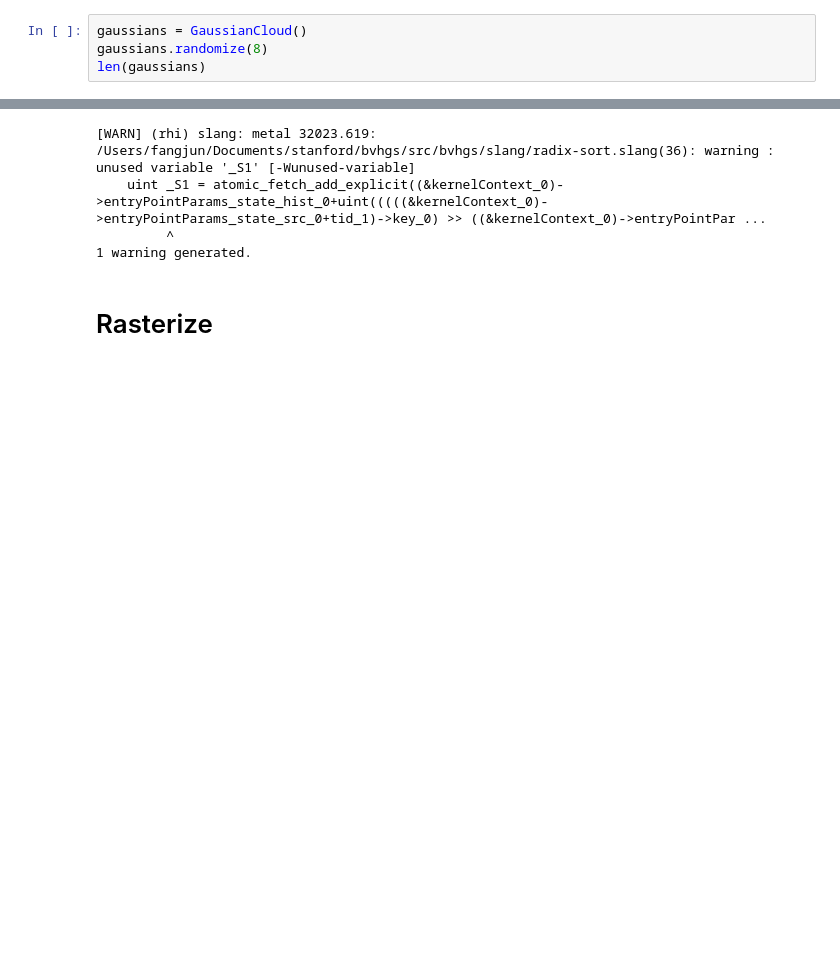
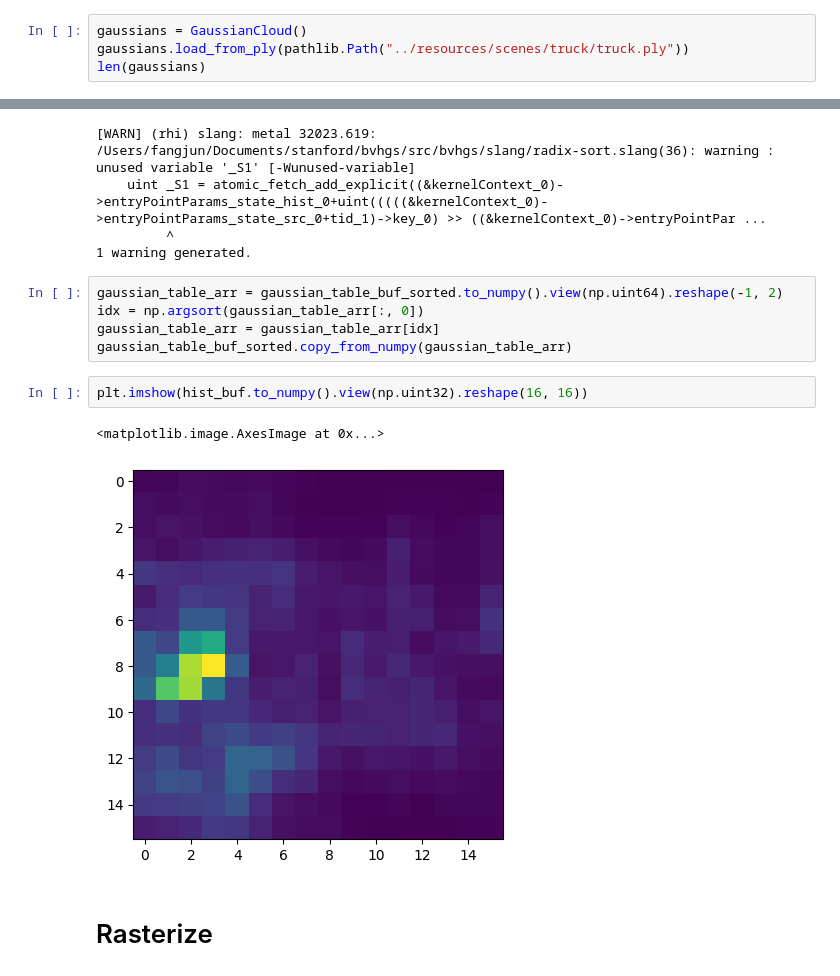
Before and after one commit to fangjunzhou/gslang, a Jupyter notebook: notebooks/renderer.ipynb, the cells around one changed output, grey strips where cells are left out. Cells and saved outputs as stored; diff of their text form; blank space fills up the shorter version.

```diff
--- a/notebooks/renderer.ipynb
+++ b/notebooks/renderer.ipynb
@@ -20,6 +21,6 @@ np.random.seed(348)
 # Create Gaussian Buffer
 # %%
 gaussians = GaussianCloud()
-gaussians.randomize(8)
+gaussians.load_from_ply(pathlib.Path("../resources/scenes/truck/truck.ply"))
 len(gaussians)
 # %% [output]
@@ -301,6 +343,16 @@ gaussian_table_buf_sorted, hist_buf = radix_sort(
     uint _S1 = atomic_fetch_add_explicit((&kernelContext_0)->entryPointParams_state_hist_0+uint(((((&kernelContext_0)->entryPointParams_state_src_0+tid_1)->key_0) >> ((&kernelContext_0)->entryPointPar ...
          ^
 1 warning generated.
+# %%
+gaussian_table_arr = gaussian_table_buf_sorted.to_numpy().view(np.uint64).reshape(-1, 2)
+idx = np.argsort(gaussian_table_arr[:, 0])
+gaussian_table_arr = gaussian_table_arr[idx]
+gaussian_table_buf_sorted.copy_from_numpy(gaussian_table_arr)
+# %%
+plt.imshow(hist_buf.to_numpy().view(np.uint32).reshape(16, 16))
+# %% [output]
+<matplotlib.image.AxesImage at 0x...>
+[figure, added]
 # %% [markdown]
 # Rasterize
 # %%
```
Also changed, not shown: parts of 18 cells of this notebook, 1 other file.
